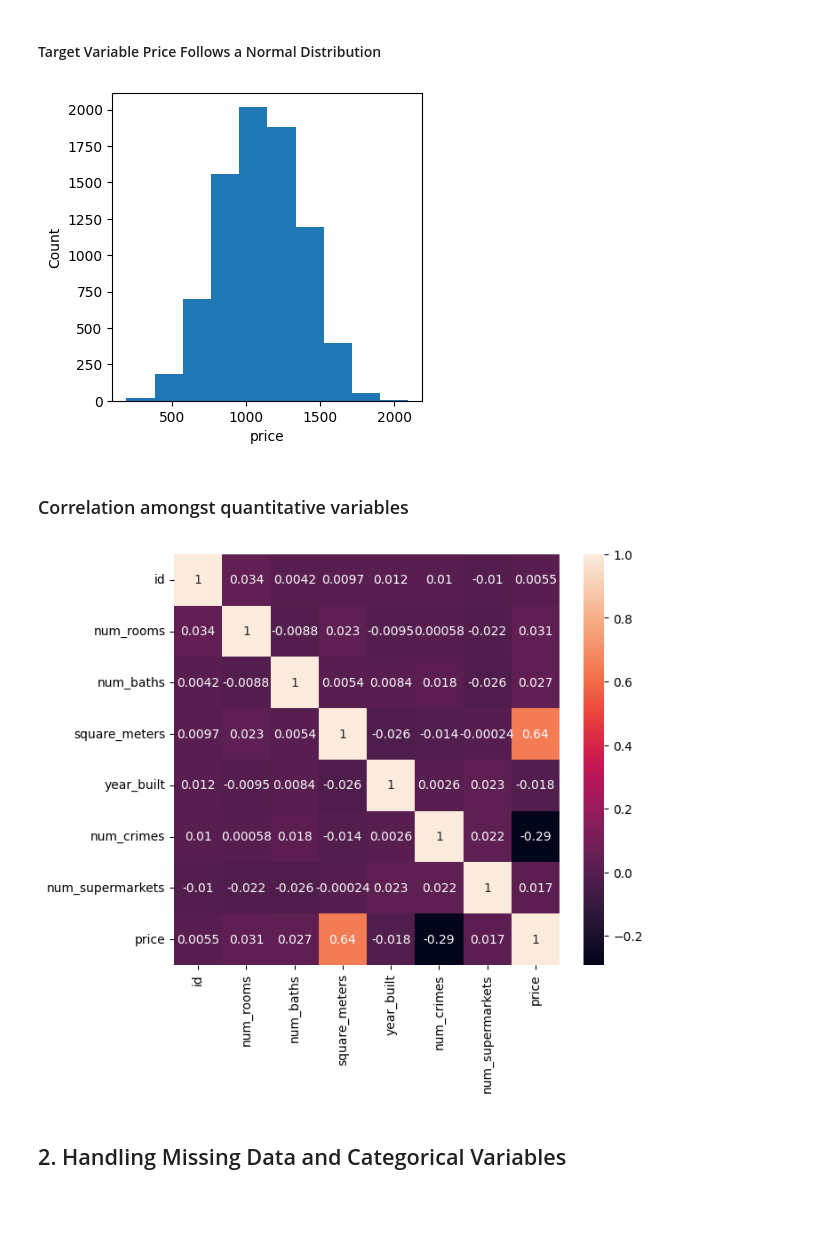
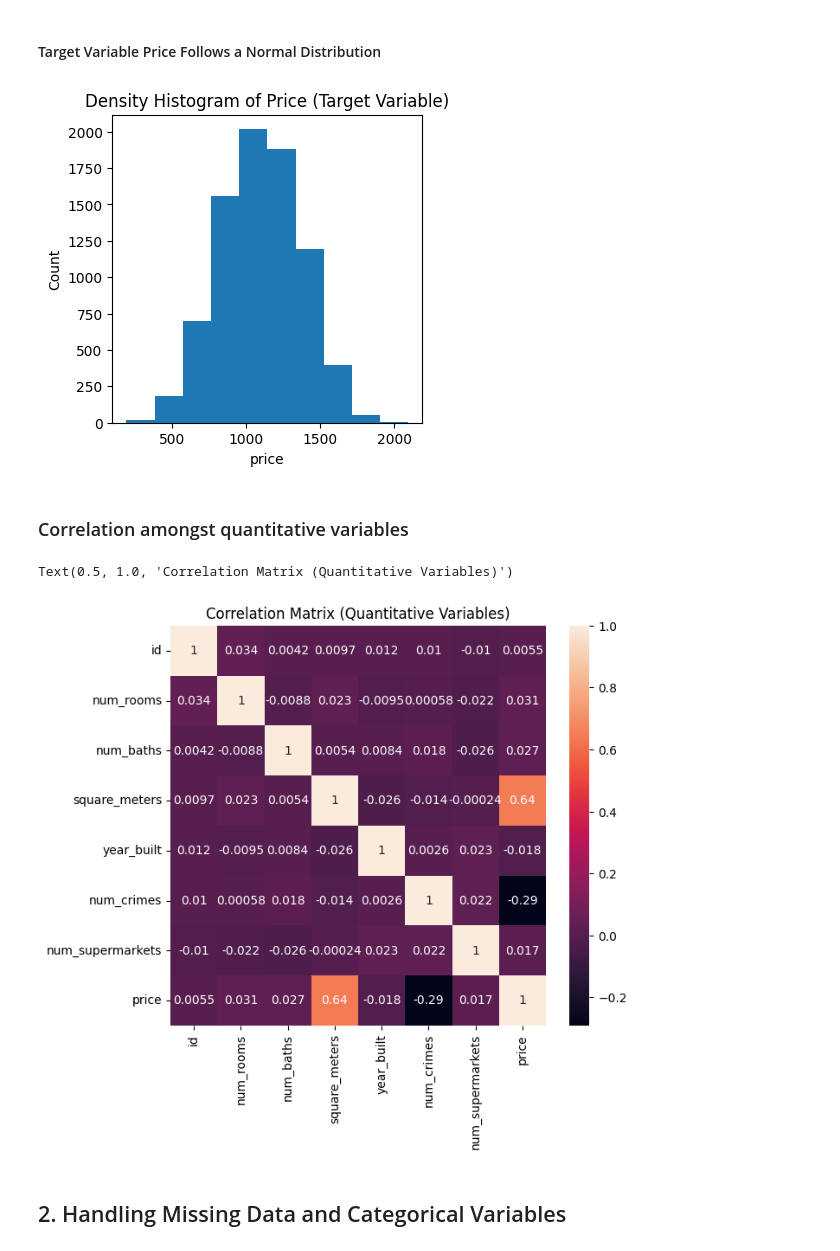
Before and after one commit to TatianaBakwenye/Barcelona-prices, a Jupyter notebook: Barcelona_Prices_Eixample.ipynb, the cells around one changed output. Cells and saved outputs as stored; diff of their text form; code cells hidden in the pictures; blank space fills up the shorter version.

Commit message:
update graphs in eixample file

```diff
--- a/Barcelona_Prices_Eixample_draft.ipynb
+++ b/Barcelona_Prices_Eixample.ipynb
@@ -84,12 +84,13 @@ df.describe()
 # %%
 # Distribution of the target variable
 plt.figure(figsize=(4, 4))
 plt.hist(df['price'], bins=10)
+plt.title('Density Histogram of Price (Target Variable)')
 plt.xlabel('price')
 plt.ylabel('Count')
 plt.show()
 # %% [output]
-[figure, old version]
+[figure, new version]
 # %% [markdown]
 ### Correlation amongst quantitative variables
 # %%
@@ -100,8 +101,10 @@ df_for_heatmap_corr = df_for_heatmap.corr()
 # Plot correlations
 fig, ax = plt.subplots(figsize=(7,6))
 ax = sns.heatmap(df_for_heatmap_corr, annot = True, )
+plt.title('Correlation Matrix (Quantitative Variables)')
 # %% [output]
+Text(0.5, 1.0, 'Correlation Matrix (Quantitative Variables)')
-[figure, old version]
+[figure, new version]
 # %% [markdown]
 ## 2. Handling Missing Data and Categorical Variables
 # %% [markdown]
```
Also changed, not shown: 1 other file.
